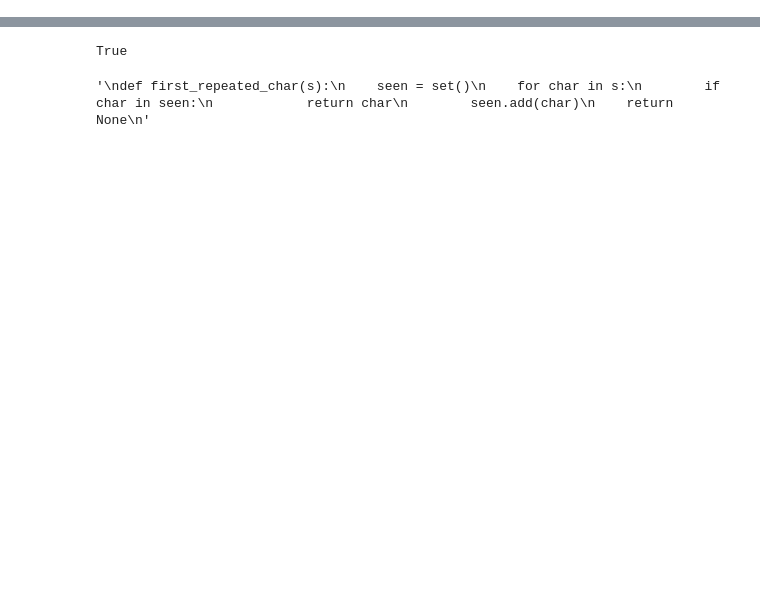
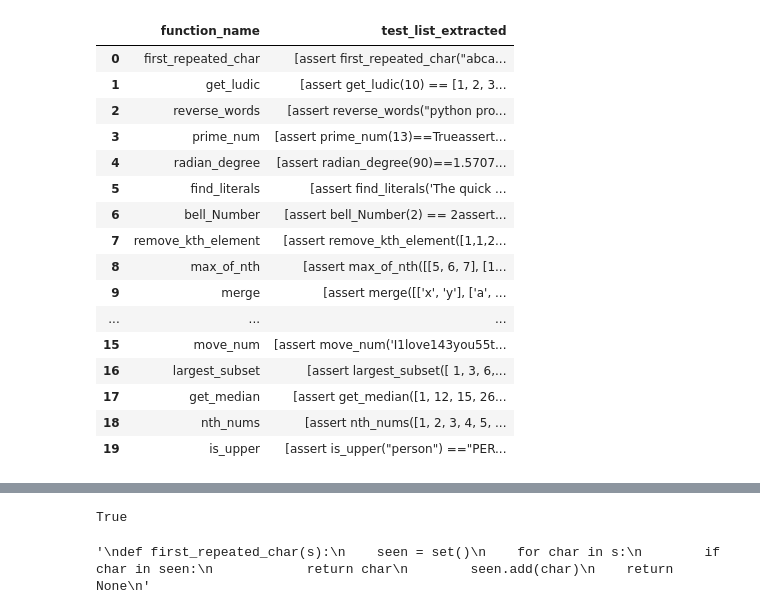
Before and after one commit to AdrianDonohoe/agentic-labs, a Jupyter notebook: CA2.ipynb, the cells around one changed output, grey strips where cells are left out. Saved outputs shown, nothing was run; the diff lists cells and outputs as text; code cells hidden in the pictures; blank space fills up the shorter version.

```diff
--- a/CA2.ipynb
+++ b/CA2.ipynb
@@ -94,0 +147,16 @@ print(df[['task_id','function_name']].head(30))
+# %%
+# Assuming your DataFrame is called 'df'
+# Make sure you have the column 'test_list'
+
+# Apply the extraction function
+df['test_list_extracted'] = df['test_list'].apply(extract_assert_statements_reliable)
+
+# Display the results
+print(df[['test_list', 'test_list_extracted']])
+
+# If you want to see just the extracted results
+for idx, row in df.iterrows():
+    print(f"Row {idx}:")
+    for i, test in enumerate(row['test_list_extracted']):
+        print(f"  Test {i+1}: {test}")
+    print()
@@ -95,3 +181,23 @@ print(df[['task_id','function_name']].head(30))
+# %%
+df[['function_name','test_list_extracted']].head(20)
+# %% [output]
+|  | function_name | test_list_extracted |
+| 0 | first_repeated_char | [assert first_repeated_char("abca... |
+| 1 | get_ludic | [assert get_ludic(10) == [1, 2, 3... |
+| 2 | reverse_words | [assert reverse_words("python pro... |
+| 3 | prime_num | [assert prime_num(13)==Trueassert... |
+| 4 | radian_degree | [assert radian_degree(90)==1.5707... |
+| 5 | find_literals | [assert find_literals('The quick ... |
+| 6 | bell_Number | [assert bell_Number(2) == 2assert... |
+| 7 | remove_kth_element | [assert remove_kth_element([1,1,2... |
+| 8 | max_of_nth | [assert max_of_nth([[5, 6, 7], [1... |
+| 9 | merge | [assert merge([['x', 'y'], ['a', ... |
+| ... | ... | ... |
+| 15 | move_num | [assert move_num('I1love143you55t... |
+| 16 | largest_subset | [assert largest_subset([ 1, 3, 6,... |
+| 17 | get_median | [assert get_median([1, 12, 15, 26... |
+| 18 | nth_nums | [assert nth_nums([1, 2, 3, 4, 5, ... |
+| 19 | is_upper | [assert is_upper("person") =="PER... |
 # %%
 class TestCode(BaseModel):
     test_code: str = Field(description="The python code for the test cases to validate given python code.")
```
Also changed, not shown: parts of 22 cells of this notebook.
